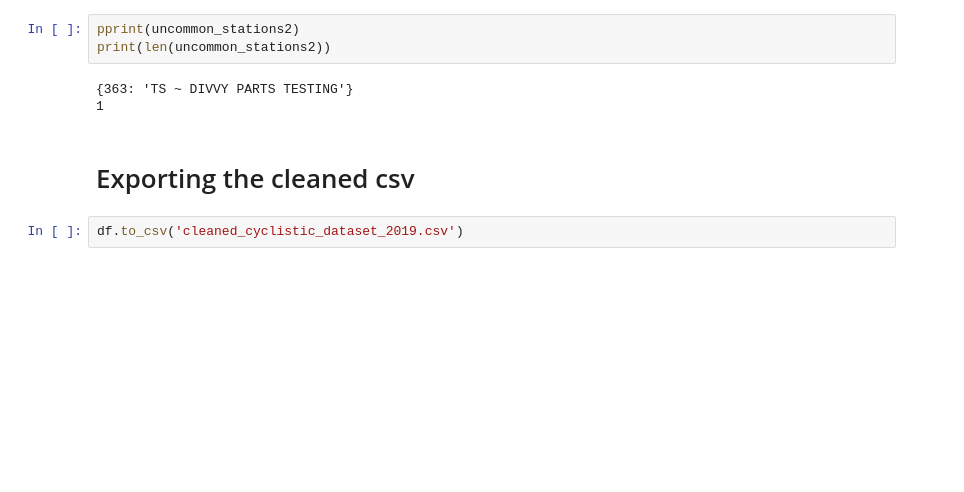
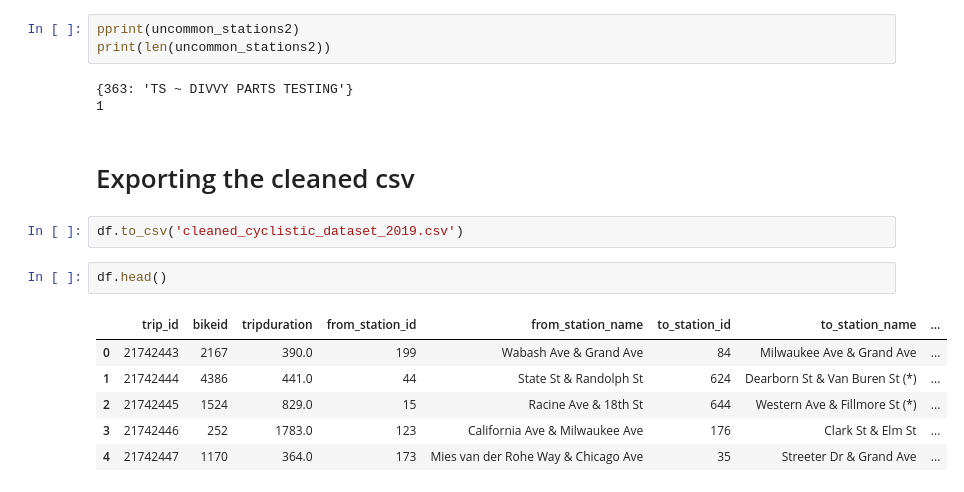
Before and after one commit to Lethaldroid/Cyclistic-2019-Data_Analysis, a Jupyter notebook: prepare&process.ipynb, the cells around one changed output. Cells and saved outputs as stored; diff of their text form; blank space fills up the shorter version.

Commit message:
column names synced

```diff
--- a/prepare&process.ipynb
+++ b/prepare&process.ipynb
@@ -489,3 +504,12 @@ print(len(uncommon_stations2))
 # Exporting the cleaned csv
 # %%
 df.to_csv('cleaned_cyclistic_dataset_2019.csv')
+# %%
+df.head()
+# %% [output]
+|  | trip_id | bikeid | tripduration | from_station_id | from_station_name | to_station_id | to_station_name | ... |
+| 0 | 21742443 | 2167 | 390.0 | 199 | Wabash Ave & Grand Ave | 84 | Milwaukee Ave & Grand Ave | ... |
+| 1 | 21742444 | 4386 | 441.0 | 44 | State St & Randolph St | 624 | Dearborn St & Van Buren St (*) | ... |
+| 2 | 21742445 | 1524 | 829.0 | 15 | Racine Ave & 18th St | 644 | Western Ave & Fillmore St (*) | ... |
+| 3 | 21742446 | 252 | 1783.0 | 123 | California Ave & Milwaukee Ave | 176 | Clark St & Elm St | ... |
+| 4 | 21742447 | 1170 | 364.0 | 173 | Mies van der Rohe Way & Chicago Ave | 35 | Streeter Dr & Grand Ave | ... |
```
Also changed, not shown: parts of 20 cells of this notebook.
